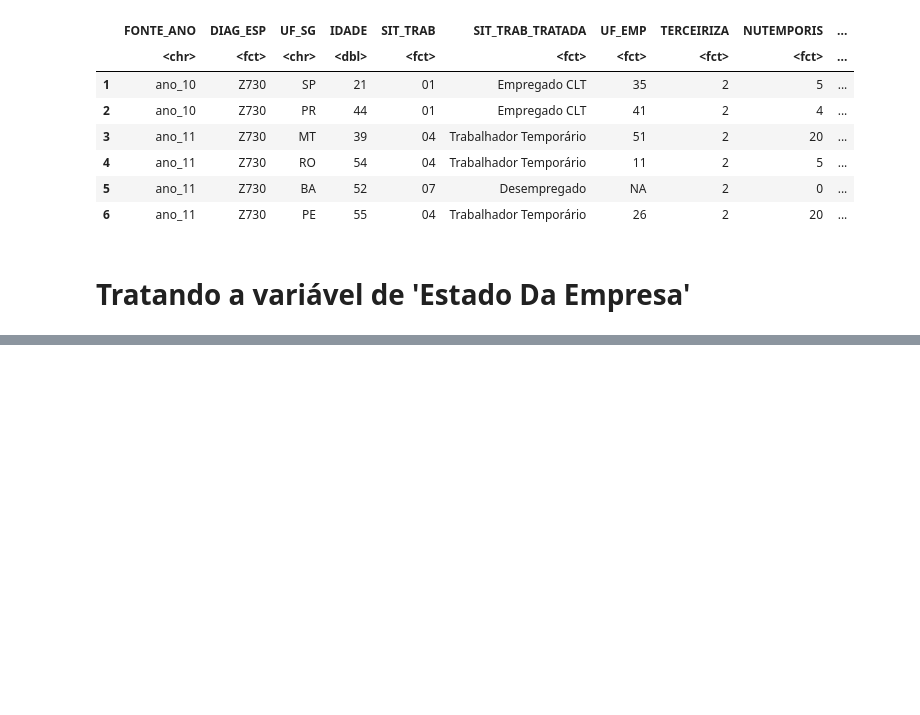
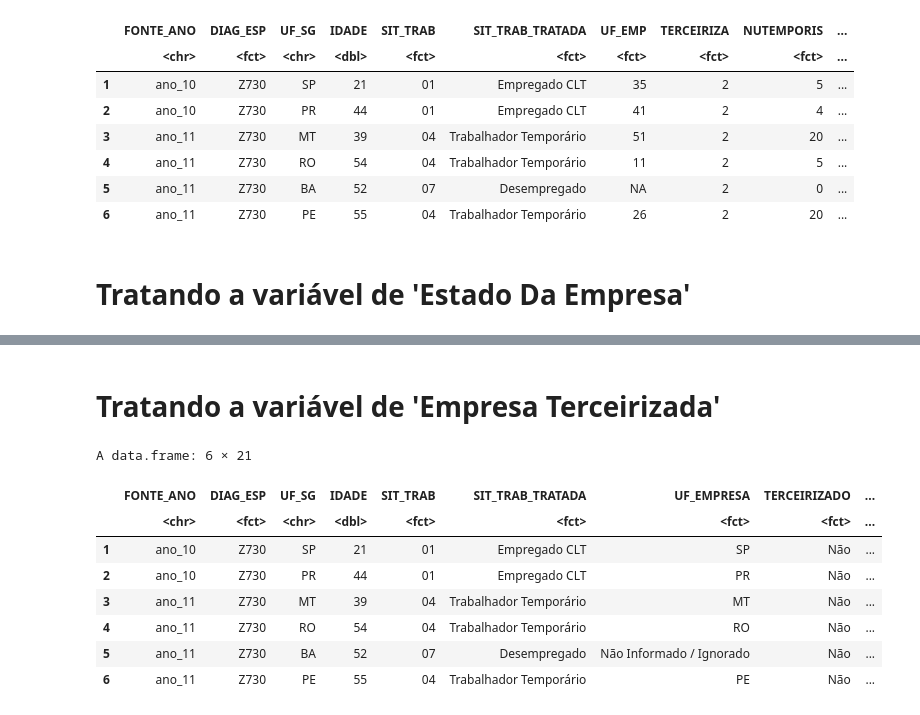
Before and after one commit to gabrielwai/Burnout-DataSUS, a Jupyter notebook: Burnout-DataSUS.ipynb, the cells around one changed output, grey strips where cells are left out. Cells and saved outputs as stored; diff of their text form; code cells hidden in the pictures; blank space fills up the shorter version.

Commit message:
Tratando a variável de 'Empresa Terceirizada' (TERCEIRIZA)

```diff
--- a/Burnout-DataSUS.ipynb
+++ b/Burnout-DataSUS.ipynb
@@ -383,3 +383,33 @@ A data.frame: 6 × 21
 | 4 | ano_11 | Z730 | RO | 54 | 04 | Trabalhador Temporário | RO | 2 | 5 | ... |
 | 5 | ano_11 | Z730 | BA | 52 | 07 | Desempregado | Não Informado / Ignorado | 2 | 0 | ... |
 | 6 | ano_11 | Z730 | PE | 55 | 04 | Trabalhador Temporário | PE | 2 | 20 | ... |
+# %% [markdown]
+# Tratando a variável de 'Empresa Terceirizada'
+# %%
+#library(dplyr)
+library(forcats)
+
+# Trata a variável mapeando os níveis reais do Factor e apaga a coluna original
+TERCEIRIZA_TRATADO <- tabela_Burnout %>%
+  mutate(
+    TERCEIRIZADO = fct_recode(TERCEIRIZA,
+      "Sim"           = "1",
+      "Não"           = "2",
+      "Não se aplica" = "3",
+      "Ignorado"      = "9"
+    )
+  ) %>%
+  select(-TERCEIRIZA) %>% relocate(TERCEIRIZADO, .after = UF_EMPRESA)
+head(TERCEIRIZA_TRATADO)
+tabela_Burnout <- TERCEIRIZA_TRATADO
+#saveRDS(tabela_Burnout, file = '/home/jovyan/work/dados_tratados_sinan.rds')
+# %% [output]
+A data.frame: 6 × 21
+|  | FONTE_ANO | DIAG_ESP | UF_SG | IDADE | SIT_TRAB | SIT_TRAB_TRATADA | UF_EMPRESA | TERCEIRIZADO | ... |
+|  | <chr> | <fct> | <chr> | <dbl> | <fct> | <fct> | <fct> | <fct> | ... |
+| 1 | ano_10 | Z730 | SP | 21 | 01 | Empregado CLT | SP | Não | ... |
+| 2 | ano_10 | Z730 | PR | 44 | 01 | Empregado CLT | PR | Não | ... |
+| 3 | ano_11 | Z730 | MT | 39 | 04 | Trabalhador Temporário | MT | Não | ... |
+| 4 | ano_11 | Z730 | RO | 54 | 04 | Trabalhador Temporário | RO | Não | ... |
+| 5 | ano_11 | Z730 | BA | 52 | 07 | Desempregado | Não Informado / Ignorado | Não | ... |
+| 6 | ano_11 | Z730 | PE | 55 | 04 | Trabalhador Temporário | PE | Não | ... |
```
